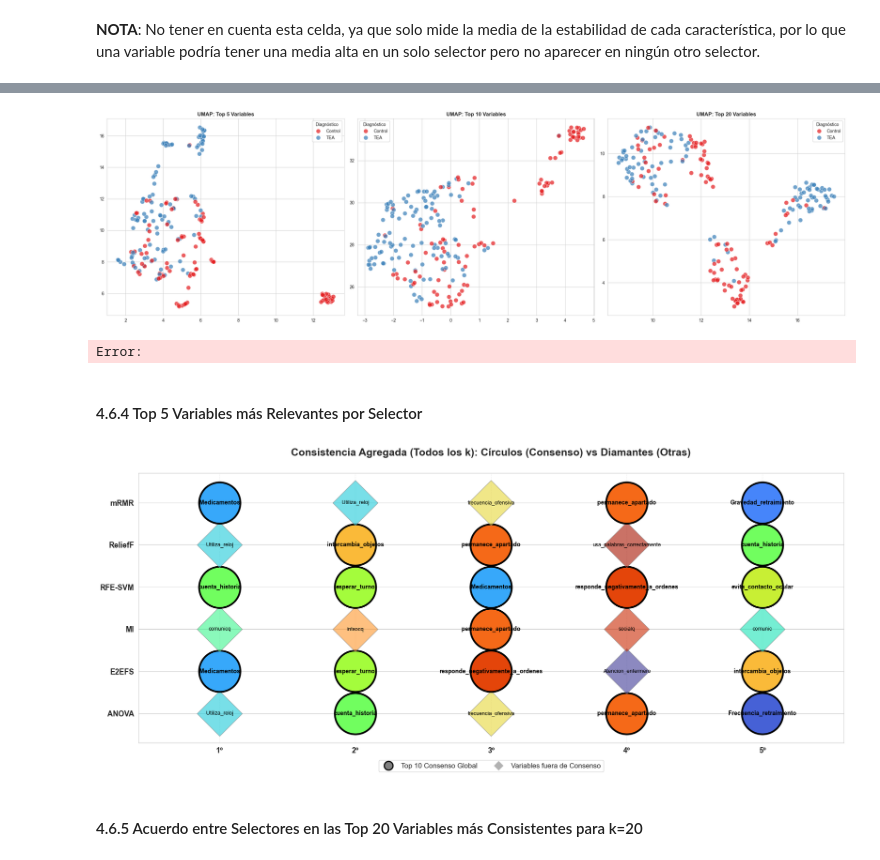
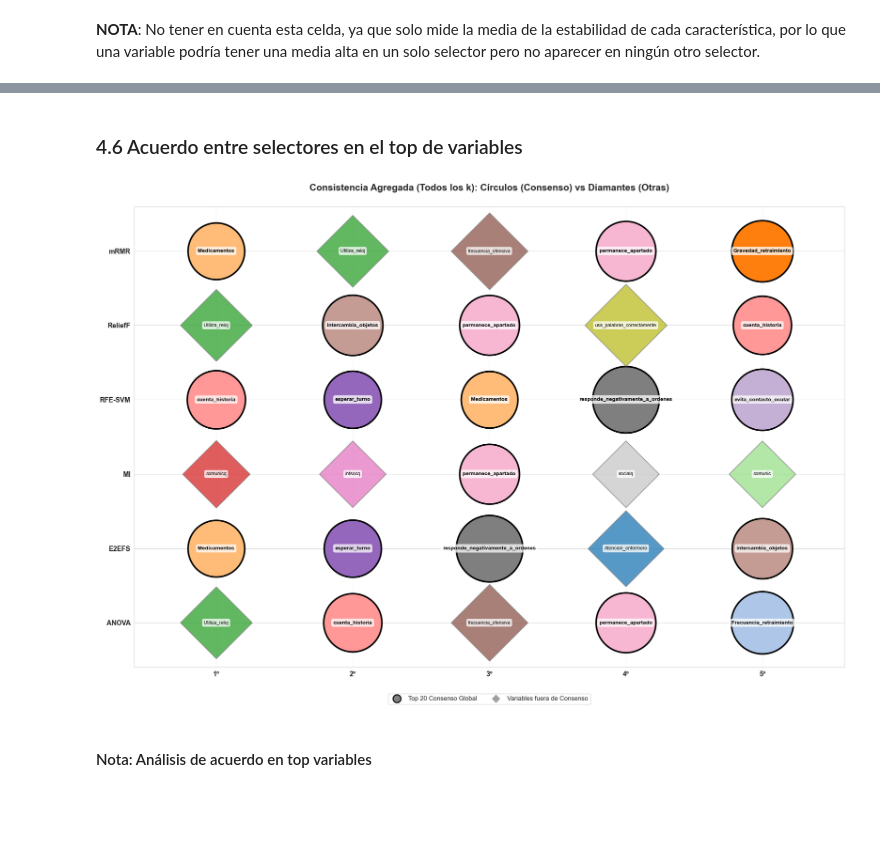
Before and after one commit to angelvilarino/TFG, a Jupyter notebook: analysis.ipynb, the cells around one changed output, grey strips where cells are left out. Saved outputs shown, nothing was run; the diff lists cells and outputs as text; code cells hidden in the pictures; blank space fills up the shorter version.

```diff
--- a/analysis.ipynb
+++ b/analysis.ipynb
@@ -1514,35 +1528,7 @@ plt.show()
-# %%
-# ANÁLISIS DE SEPARABILIDAD: UMAP (k=5, 10, 20)
-
-fig, axes = plt.subplots(1, 3, figsize=(24, 7))
-
-for i, k_val in enumerate(ks_to_test):
-    # Selección y preprocesamiento
-    top_feats = top_consensus.head(k_val).index.tolist()
-    X_scaled = StandardScaler().fit_transform(KNNImputer(n_neighbors=5).fit_transform(X_full[top_feats]))
-
-    # UMAP (Parámetros estándar: n_neighbors=15)
-    reducer = umap.UMAP(n_components=2, n_neighbors=15, min_dist=0.1, random_state=42)
-    X_umap = reducer.fit_transform(X_scaled)
-
-    # Gráfico
-    sns.scatterplot(x=X_umap[:, 0], y=X_umap[:, 1], hue=y_labels,
-                    palette="Set1", s=100, alpha=0.7, ax=axes[i])
-    axes[i].set_title(f"UMAP: Top {k_val} Variables", fontweight='bold')
-    axes[i].legend(title="Diagnóstico")
-
-plt.tight_layout()
-guardar_grafica("umap_top_variables.png")
-plt.show()
-# %% [output]
-[figure, old version]
-Error:
 # %% [markdown]
-#### 4.6.4 Top 5 Variables más Relevantes por Selector
+### 4.6 Acuerdo entre selectores en el top de variables
 # %%
-# CONSISTENCIA DE SELECTORES: AGREGADO DE TODOS LOS K
-
-plt.figure(figsize=(18, 8))
+plt.figure(figsize=(20, 14))  # más altura
 ax = plt.gca()
 
 # 1. Definimos el Top 20 del Consenso Global
@@ -1560,72 +1546,72 @@ for sel in selectors_list:
     all_top_features.extend(top5)
 
 unique_features = sorted(list(set(all_top_features)))
-palette = sns.color_palette("turbo", len(unique_features))
+palette = sns.color_palette("tab20" if len(unique_features) <= 20 else "hls", len(unique_features))
 color_map = dict(zip(unique_features, palette))
 
+# SEPARACIÓN VERTICAL: escalamos las posiciones y en vez de 0,1,2... usamos 0, 1.8, 3.6...
+spacing = 1.8  # cuanto mayor, más separación entre filas
+y_positions = [i * spacing for i in range(len(selectors_list))]
+
 # 4. Dibujamos
-for i, sel in enumerate(selectors_list):
-    # Obtenemos las 5 mejores variables del selector considerando TODOS los k
+for idx, sel in enumerate(selectors_list):
+    y = y_positions[idx]
     top5_agg = df_agg_selector[df_agg_selector['selector'] == sel].nlargest(5, 'pct_selected')['feature_name'].tolist()
 
     for rank, feat in enumerate(top5_agg):
         color = color_map[feat]
+        size = 9000 + len(feat) * 220
 
         if feat in top_global_names:
-            # VARIABLE DE CONSENSO: Círculo, borde grueso, texto extra-negrita
             marker = 'o'
-            size = 5000
             alpha = 1.0
             edge_color = 'black'
             linewidth = 3
-            font_style = {'fontsize': 10, 'fontweight': 'extra bold'}
+            font_style = {'fontsize': 10, 'fontweight': 'bold'}
         else:
-            # OTRA VARIABLE: Diamante, más pequeño, transparente
             marker = 'D'
-            size = 3000
-            alpha = 0.6
+            size = max(size - 2500, 7000)
+            alpha = 0.75
             edge_color = 'grey'
-            linewidth = 1
+            linewidth = 1.5
             font_style = {'fontsize': 9, 'fontweight': 'normal'}
 
-        # Dibujar figura
-        ax.scatter(rank + 1, i, s=size, marker=marker, alpha=alpha,
+        ax.scatter(rank + 1, y, s=size, marker=marker, alpha=alpha,
                    color=color, edgecolor=edge_color, linewidth=linewidth, zorder=2)
 
-        # Texto dentro
-        ax.text(rank + 1, i, feat, ha='center', va='center', color='black', **font_style)
+        ax.text(rank + 1, y, feat, ha='center', va='center', color='black',
+                wrap=True, bbox=dict(boxstyle='round,pad=0.3', facecolor='white', alpha=0.75),
+                **font_style)
 
 # 5. Ajustes de formato y espaciado
-ax.set_yticks(range(len(selectors_list)))
+ax.set_yticks(y_positions)
 ax.set_yticklabels(selectors_list, fontsize=13, fontweight='bold')
 ax.set_xticks([1, 2, 3, 4, 5])
 ax.set_xticklabels(['1º', '2º', '3º', '4º', '5º'], fontsize=13, fontweight='bold')
 
-# Ajustamos límites para que no haya aire innecesario
 ax.set_xlim(0.4, 5.6)
-ax.set_ylim(-0.7, len(selectors_list) - 0.3)
+ax.set_ylim(-spacing * 0.6, y_positions[-1] + spacing * 0.6)  # margen proporcional al spacing
 
 ax.set_title("Consistencia Agregada (Todos los k): Círculos (Consenso) vs Diamantes (Otras)",
              fontsize=18, fontweight='bold', pad=30)
 ax.grid(True, axis='x', linestyle='--', alpha=0.3, zorder=1)
 
-# Leyenda manual
 legend_elements = [
-    Line2D([0], [0], marker='o', color='w', label='Top 10 Consenso Global',
+    Line2D([0], [0], marker='o', color='w', label='Top 20 Consenso Global',
            markerfacecolor='grey', markersize=15, markeredgecolor='black', markeredgewidth=2),
     Line2D([0], [0], marker='D', color='w', label='Variables fuera de Consenso',
-           markerfacecolor='grey', markersize=12, alpha=0.6)
+           markerfacecolor='grey', markersize=12, alpha=0.75)
 ]
 ax.legend(handles=legend_elements, loc='upper center', bbox_to_anchor=(0.5, -0.05),
           ncol=2, fontsize=12, frameon=True)
 
 plt.tight_layout()
 guardar_grafica("top5_por_selector.png")
 plt.show()
 # %% [output]
-[figure, old version]
+[figure, new version]
 # %% [markdown]
-#### 4.6.5 Acuerdo entre Selectores en las Top 20 Variables más Consistentes para k=20
+#### Nota: Análisis de acuerdo en top variables
 # %%
 # ACUERDO ENTRE MÉTODOS PARA EL TOP 15 DE CONSENSO (Evolución por k)
 
```
Also changed, not shown: parts of 31 cells of this notebook, 2 other files.
